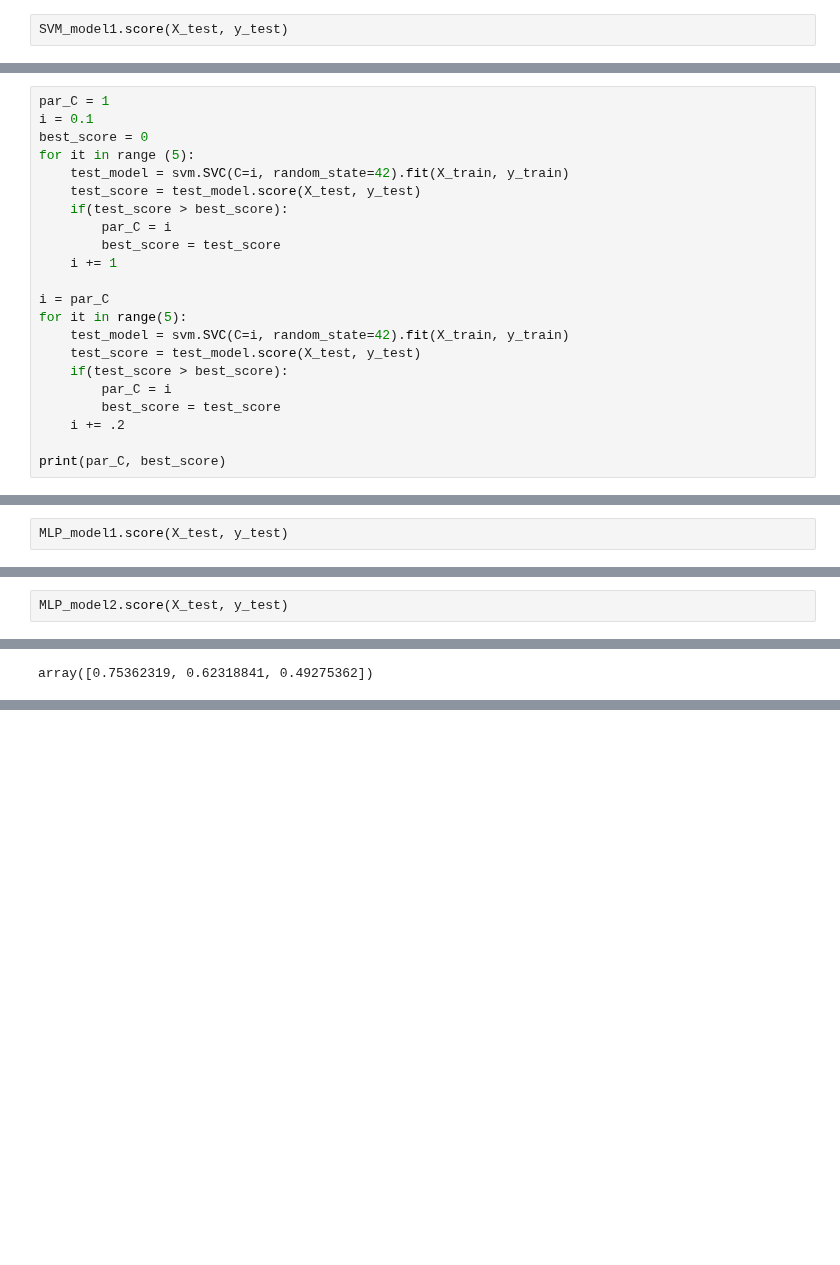
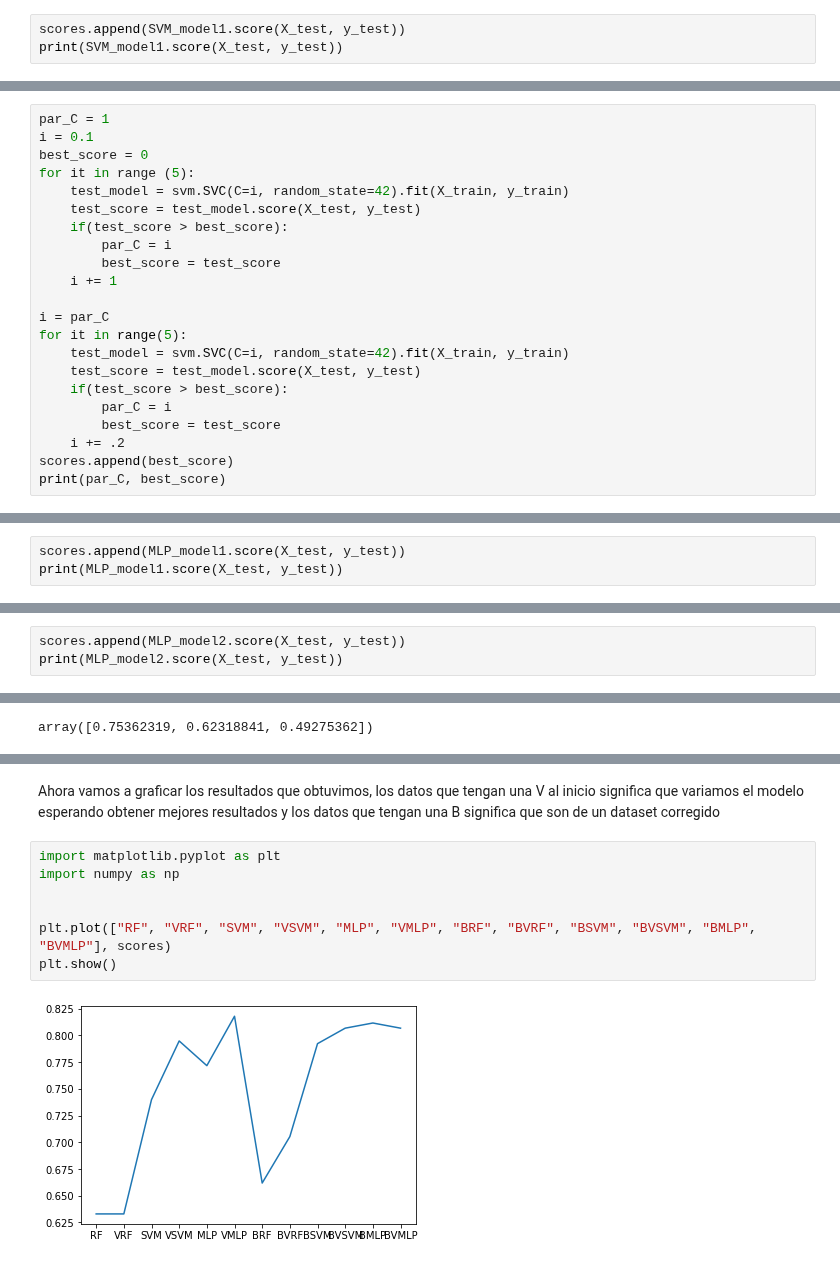
Before and after one commit to Daniel221/machineLearning, a Jupyter notebook: marvel_heroes_clf/heroes_clf.ipynb, the cells around one changed output, grey strips where cells are left out. Drawn from its saved outputs; the diff is of its cells as text; blank space fills up the shorter version.

```diff
--- a/marvel_heroes_clf/heroes_clf.ipynb
+++ b/marvel_heroes_clf/heroes_clf.ipynb
@@ -421,7 +429,8 @@ Utilizamos el modelo default de support vector machines para ver que resultado n
 # %%
 SVM_model1 = svm.SVC().fit(X_train, y_train)
 # %%
-SVM_model1.score(X_test, y_test)
+scores.append(SVM_model1.score(X_test, y_test))
+print(SVM_model1.score(X_test, y_test))
 # %% [output]
 0.7922705314009661
 # %% [markdown]
@@ -446,7 +455,7 @@ for it in range(5):
         par_C = i
         best_score = test_score
     i += .2
-
+scores.append(best_score)
 print(par_C, best_score)
 # %% [output]
 3.1 0.8067632850241546
@@ -488,7 +497,8 @@ Buscamos el número de capas que nos dé mejores resultados
 # %%
 MLP_model1 = MLPClassifier(hidden_layer_sizes=(100,20), random_state=2).fit(X_train, y_train)
 # %%
-MLP_model1.score(X_test, y_test)
+scores.append(MLP_model1.score(X_test, y_test))
+print(MLP_model1.score(X_test, y_test))
 # %% [output]
 0.8115942028985508
 # %% [markdown]
@@ -496,7 +506,8 @@ Intentamos mejorar el resultado moviendo algunos parámetros
 # %%
 MLP_model2 = MLPClassifier(hidden_layer_sizes=(120,30), random_state=2).fit(X_train, y_train)
 # %%
-MLP_model2.score(X_test, y_test)
+scores.append(MLP_model2.score(X_test, y_test))
+print(MLP_model2.score(X_test, y_test))
 # %% [output]
 0.8067632850241546
 # %%
@@ -522,0 +551,11 @@ array([0.75362319, 0.62318841, 0.49275362])
+# %% [markdown]
+Ahora vamos a graficar los resultados que obtuvimos, los datos que tengan una V al inicio significa que variamos el modelo esperando obtener mejores resultados y los datos que tengan una B significa que son de un dataset corregido
+# %%
+import matplotlib.pyplot as plt
+import numpy as np
+
+
+plt.plot(["RF", "VRF", "SVM", "VSVM", "MLP", "VMLP", "BRF", "BVRF", "BSVM", "BVSVM", "BMLP", "BVMLP"], scores)
+plt.show()
+# %% [output]
+[figure, added]
```
Also changed, not shown: parts of 18 cells of this notebook.
